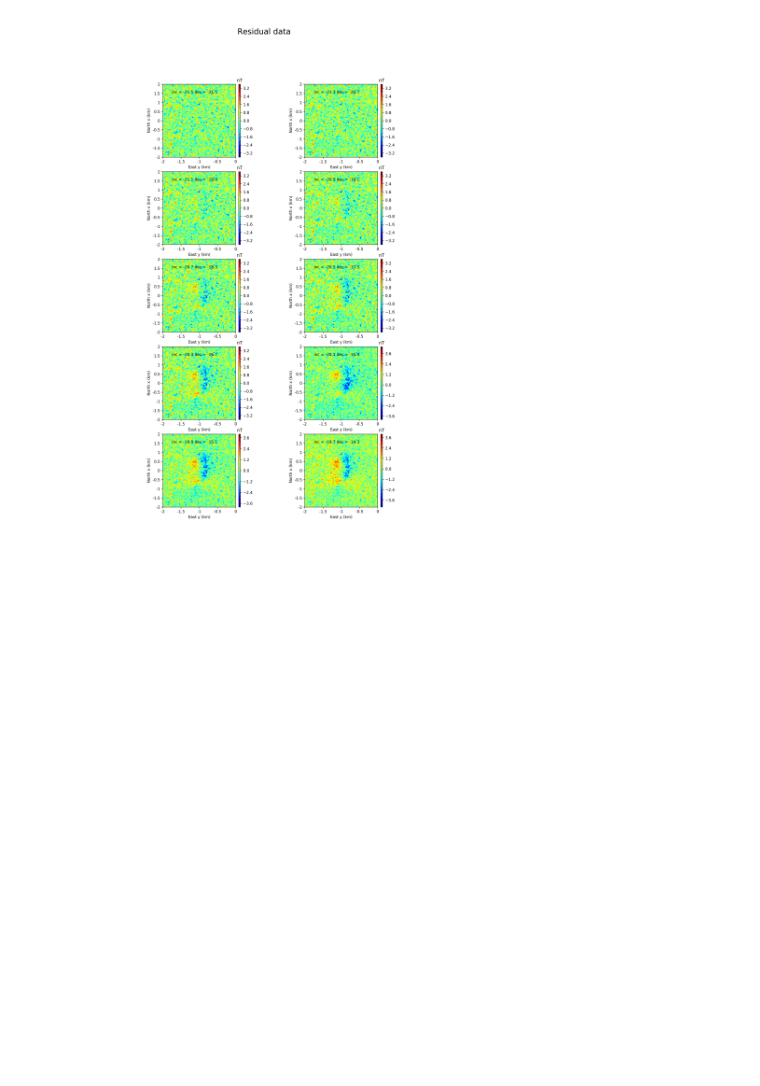
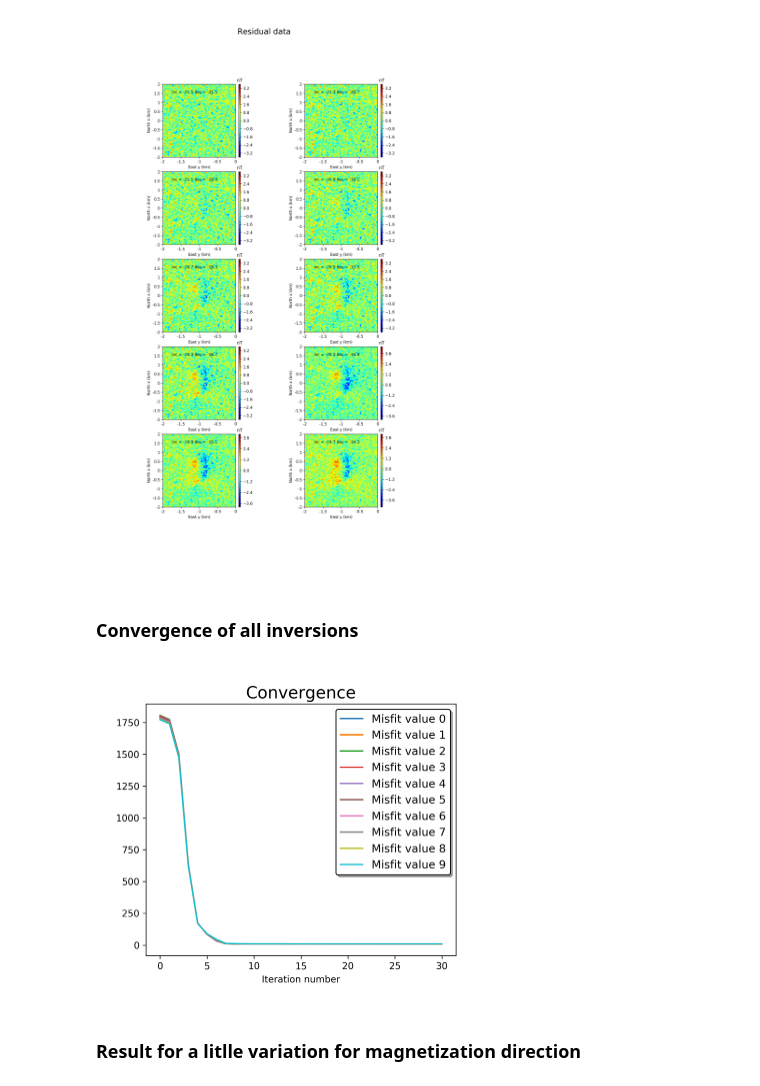
Before and after one commit to pinga-lab/magnetic-radial-inversion, a Jupyter notebook: code/kimberlite/kimberlite_tfa_inversion_varying_direction.ipynb, the cells around one changed output. Drawn from its saved outputs; the diff is of its cells as text; code cells hidden in the pictures; blank space fills up the shorter version.

```diff
--- a/code/kimberlite/kimberlite_tfa_inversion_varying_direction.ipynb
+++ b/code/kimberlite/kimberlite_tfa_inversion_varying_direction.ipynb
@@ -345,6 +341,23 @@ plt.savefig('figs/kimberlite_tfa_varying_dir_fit.png', dpi=300)
 img(filename='figs/kimberlite_tfa_varying_dir_fit.png')
 # %% [output]
 [figure]
+# %% [markdown]
+### Convergence of all inversions
+# %%
+plt.figure(figsize=(6,5))
+plt.title('Convergence', fontsize = 18)
+plt.xlabel('Iteration number')
+for i, phi in enumerate(phi_list_list):
+    plt.plot(phi, label='Misfit value %d' % (i))
+plt.legend(loc=0, fontsize=12, shadow=bool, framealpha=1, edgecolor='black')
+
+plt.savefig('figs/kimberlite_tfa_vd_convergence.png', dpi=300)
+#plt.show()
+img(filename='figs/kimberlite_tfa_vd_convergence.png', width=400, height=400)
+# %% [output]
+[figure, added]
+# %% [markdown]
+### Result for a litlle variation for magnetization direction
 # %%
 bounds = [-700., 700., -700., 700., -100., 1150.]
 
```
Also changed, not shown: parts of 6 cells of this notebook, 32 other files.
